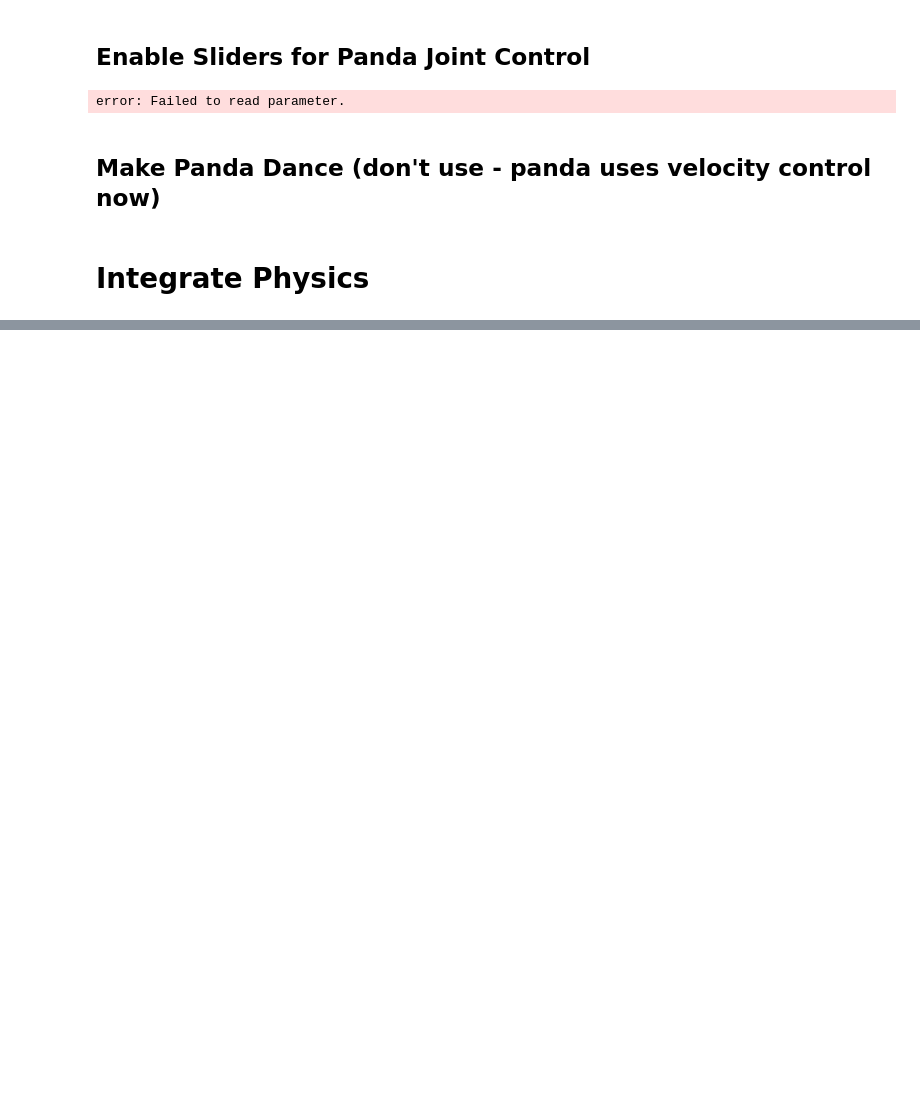
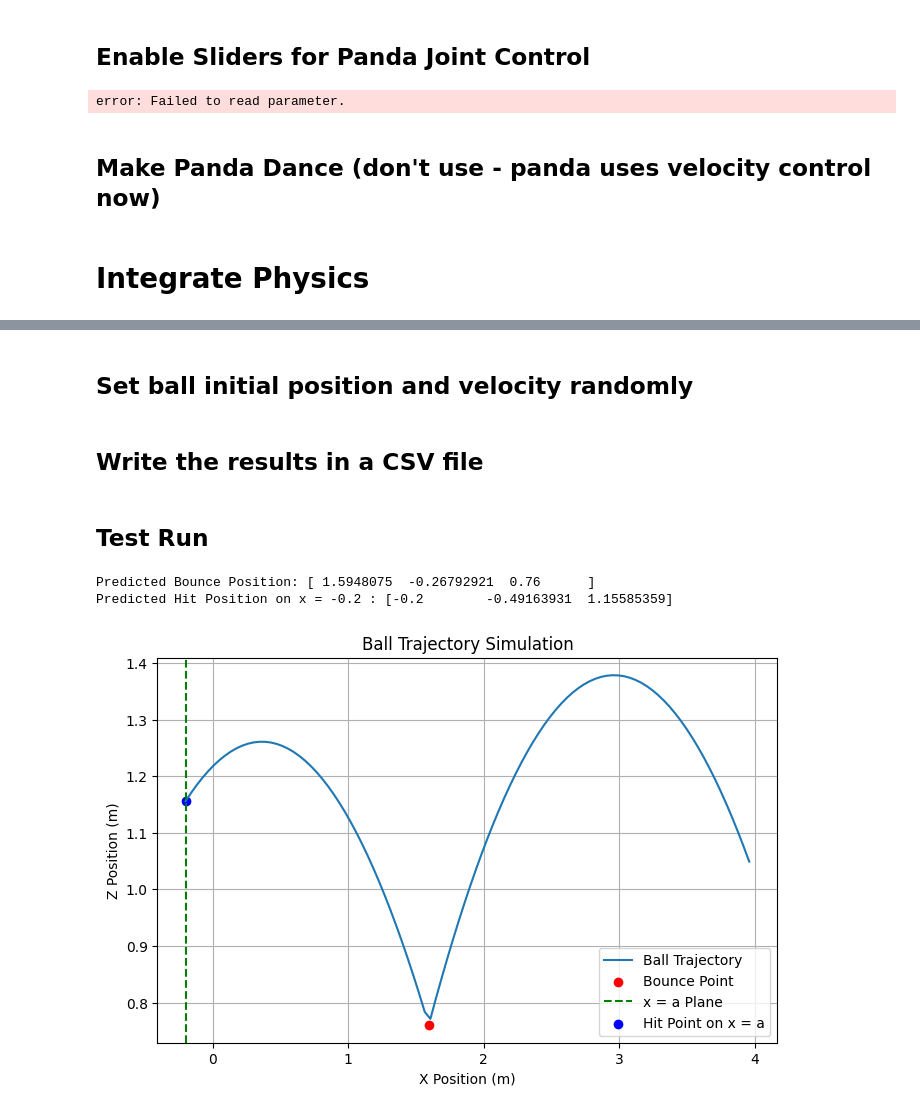
Before and after one commit to sakibchowdhury131/bullet-husky-panda, a Jupyter notebook: gym_environment-table-tennis.ipynb, the cells around one changed output, grey strips where cells are left out. Saved outputs shown, nothing was run; the diff lists cells and outputs as text; code cells hidden in the pictures; blank space fills up the shorter version.

```diff
--- a/gym_environment-table-tennis.ipynb
+++ b/gym_environment-table-tennis.ipynb
@@ -789,0 +821,20 @@ while True:
+# %%
+import numpy as np
+import matplotlib.pyplot as plt
+
+def get_bounce_position_and_hit_position(initial_position, # for the ball
+                                         initial_velocity, # for the ball
+                                         table_height,
+                                         coeff_restitution,
+                                         x_a, # x = a plane position (provide the value of a)
+                                         g,
+                                        ):
+    # Compute bounce time
+    t_bounce = (initial_velocity[2] + np.sqrt(initial_velocity[2]**2 + 2 * g * (initial_position[2] - table_height))) / g
+    bounce_position = initial_position + initial_velocity * t_bounce - 0.5 * np.array([0, 0, g]) * t_bounce**2
+    bounce_velocity = np.array([initial_velocity[0], initial_velocity[1], -coeff_restitution * (initial_velocity[2] - g * t_bounce)])
+
+    # Compute time to reach x = a after bounce
+    t_hit = (x_a - bounce_position[0]) / bounce_velocity[0]
+    hit_position = bounce_position + bounce_velocity * t_hit - 0.5 * np.array([0, 0, g]) * t_hit**2
+    return bounce_position, bounce_velocity, hit_position, t_bounce, t_hit
@@ -789,0 +859,2 @@ while True:
+# %% [markdown]
+## Set ball initial position and velocity randomly
@@ -789,0 +897,2 @@ while True:
+# %% [markdown]
+## Write the results in a CSV file
@@ -789,0 +933,47 @@ while True:
+# %% [markdown]
+## Test Run
+# %%
+
+# Constants
+g = env.gravitational_acceleration  # Gravity (m/s^2)
+table_height = env.table_height  # Table tennis table height in meters
+x_a = -0.2  # The 'x = a' plane where we check the hit
+coeff_restitution = env.table_restitution  # Bounce efficiency (0.9 means 90% energy retained)
+initial_position = np.array([3.961, 0.027, 1.049])  # Start position (x, y, z)
+initial_velocity = np.array([-3.851, -0.480, 2.541])  # Initial velocity (vx, vy, vz)
+
+
+bounce_position, bounce_velocity, hit_position, t_bounce, t_hit = get_bounce_position_and_hit_position(initial_position,
+                                                                    initial_velocity,
+                                                                    table_height,
+                                                                    coeff_restitution,
+                                                                    x_a,
+                                                                    )
+
+print("Predicted Bounce Position:", bounce_position)
+print("Predicted Hit Position on x =", x_a, ":", hit_position)
+
+# Plotting the trajectory
+t_values = np.linspace(0, t_bounce + t_hit, num=100)
+x_traj = np.concatenate([initial_position[0] + initial_velocity[0] * t_values[t_values < t_bounce],
+                         bounce_position[0] + bounce_velocity[0] * (t_values[t_values >= t_bounce] - t_bounce)])
+y_traj = np.concatenate([initial_position[1] + initial_velocity[1] * t_values[t_values < t_bounce],
+                         bounce_position[1] + bounce_velocity[1] * (t_values[t_values >= t_bounce] - t_bounce)])
+z_traj = np.concatenate([initial_position[2] + initial_velocity[2] * t_values[t_values < t_bounce] - 0.5 * g * t_values[t_values < t_bounce]**2,
+                         bounce_position[2] + bounce_velocity[2] * (t_values[t_values >= t_bounce] - t_bounce) - 0.5 * g * (t_values[t_values >= t_bounce] - t_bounce)**2])
+
+plt.figure(figsize=(8, 5))
+plt.plot(x_traj, z_traj, label="Ball Trajectory")
+plt.scatter([bounce_position[0]], [bounce_position[2]], color='red', label="Bounce Point")
+plt.axvline(x=x_a, color='green', linestyle='--', label="x = a Plane")
+plt.scatter([hit_position[0]], [hit_position[2]], color='blue', label="Hit Point on x = a")
+plt.xlabel("X Position (m)")
+plt.ylabel("Z Position (m)")
+plt.legend()
+plt.title("Ball Trajectory Simulation")
+plt.grid()
+plt.show()
+# %% [output]
+Predicted Bounce Position: [ 1.5948075  -0.26792921  0.76      ]
+Predicted Hit Position on x = -0.2 : [-0.2        -0.49163931  1.15585359]
+[figure, added]
```
Also changed, not shown: parts of 16 cells of this notebook, 1 other file.
